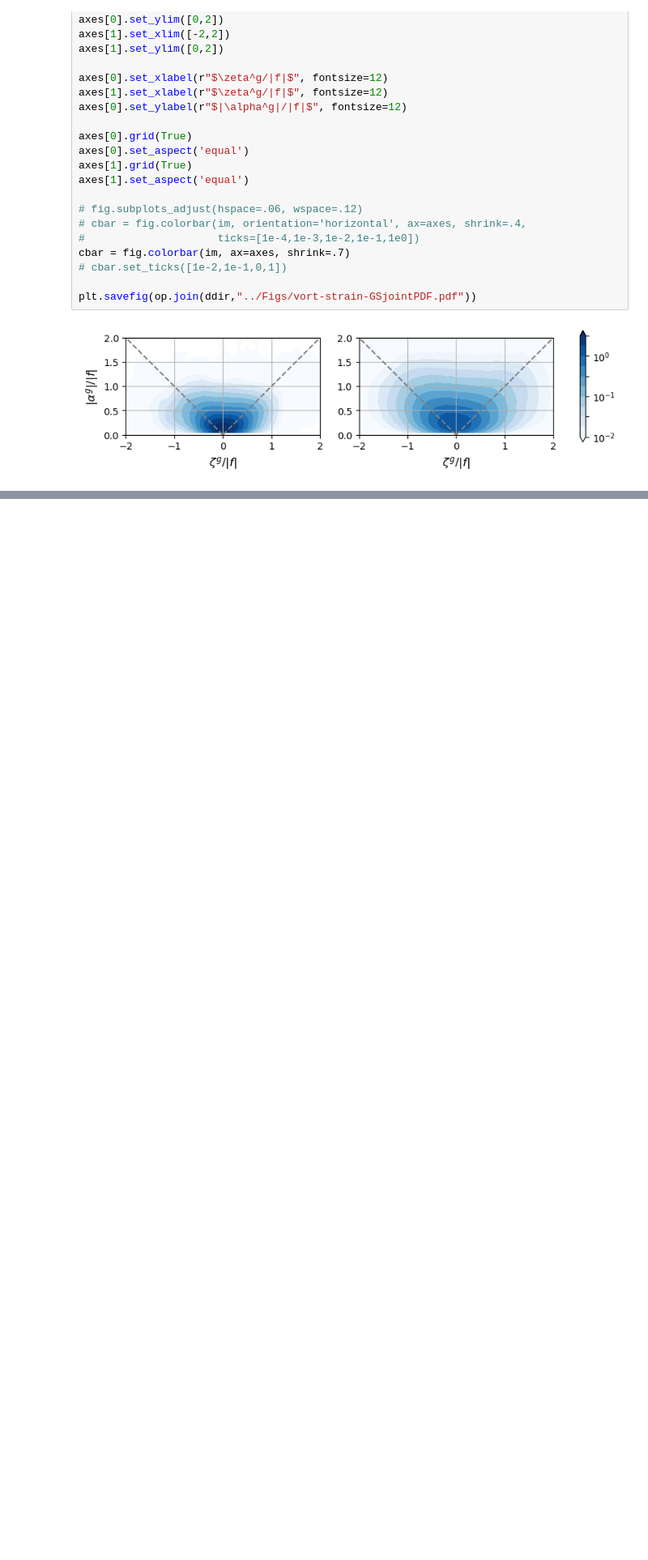
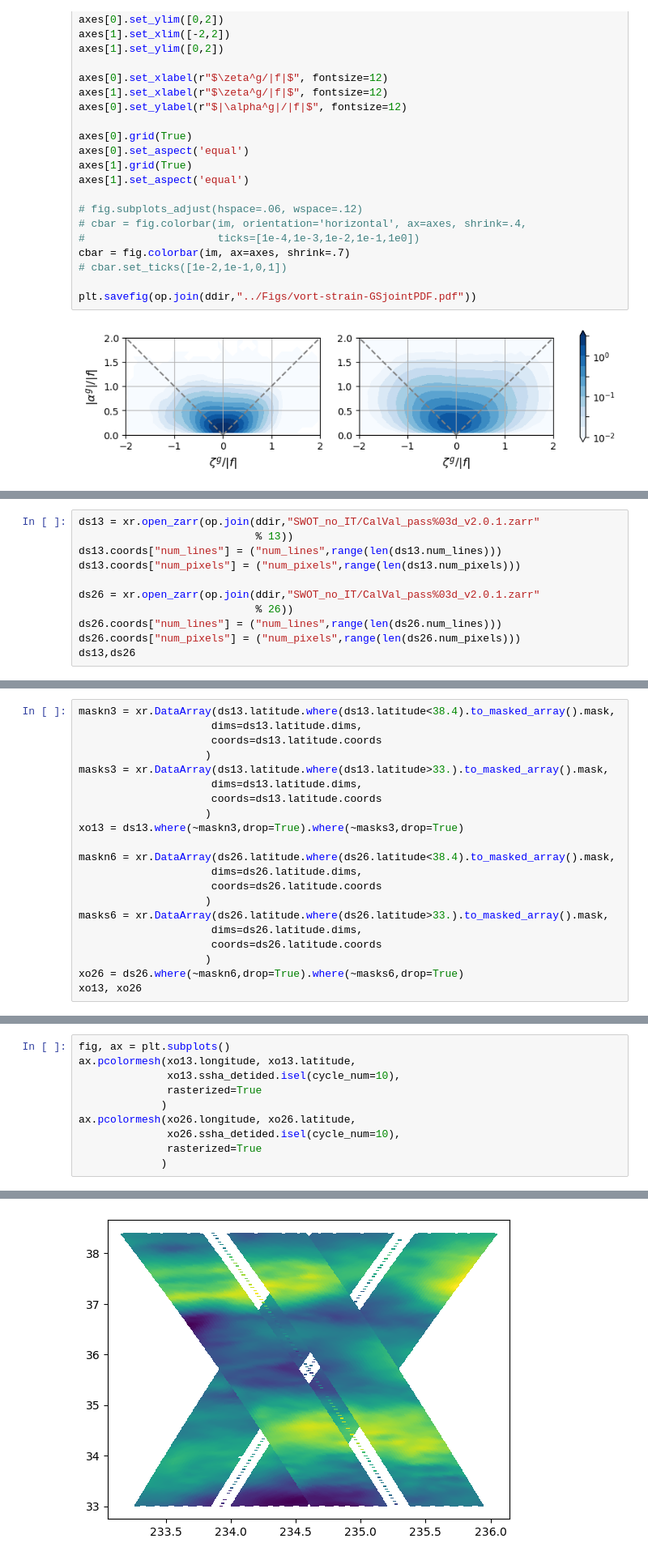
Before and after one commit to roxyboy/geosCalVal, a Jupyter notebook: Omega-k.ipynb, the cells around one changed output, grey strips where cells are left out. Shown at 81% size. Cells and saved outputs as stored; diff of their text form; blank space fills up the shorter version.

```diff
--- a/Omega-k.ipynb
+++ b/Omega-k.ipynb
@@ -2520,0 +2512,11 @@ plt.savefig(op.join(ddir,"../Figs/vort-strain-GSjointPDF.pdf"))
+# %%
+ds13 = xr.open_zarr(op.join(ddir,"SWOT_no_IT/CalVal_pass%03d_v2.0.1.zarr"
+                            % 13))
+ds13.coords["num_lines"] = ("num_lines",range(len(ds13.num_lines)))
+ds13.coords["num_pixels"] = ("num_pixels",range(len(ds13.num_pixels)))
+
+ds26 = xr.open_zarr(op.join(ddir,"SWOT_no_IT/CalVal_pass%03d_v2.0.1.zarr"
+                            % 26))
+ds26.coords["num_lines"] = ("num_lines",range(len(ds26.num_lines)))
+ds26.coords["num_pixels"] = ("num_pixels",range(len(ds26.num_pixels)))
+ds13,ds26
@@ -2520,0 +2544,21 @@ plt.savefig(op.join(ddir,"../Figs/vort-strain-GSjointPDF.pdf"))
+# %%
+maskn3 = xr.DataArray(ds13.latitude.where(ds13.latitude<38.4).to_masked_array().mask,
+                     dims=ds13.latitude.dims,
+                     coords=ds13.latitude.coords
+                    )
+masks3 = xr.DataArray(ds13.latitude.where(ds13.latitude>33.).to_masked_array().mask,
+                     dims=ds13.latitude.dims,
+                     coords=ds13.latitude.coords
+                    )
+xo13 = ds13.where(~maskn3,drop=True).where(~masks3,drop=True)
+
+maskn6 = xr.DataArray(ds26.latitude.where(ds26.latitude<38.4).to_masked_array().mask,
+                     dims=ds26.latitude.dims,
+                     coords=ds26.latitude.coords
+                    )
+masks6 = xr.DataArray(ds26.latitude.where(ds26.latitude>33.).to_masked_array().mask,
+                     dims=ds26.latitude.dims,
+                     coords=ds26.latitude.coords
+                    )
+xo26 = ds26.where(~maskn6,drop=True).where(~masks6,drop=True)
+xo13, xo26
@@ -2520,0 +2586,11 @@ plt.savefig(op.join(ddir,"../Figs/vort-strain-GSjointPDF.pdf"))
+# %%
+fig, ax = plt.subplots()
+ax.pcolormesh(xo13.longitude, xo13.latitude,
+              xo13.ssha_detided.isel(cycle_num=10),
+              rasterized=True
+             )
+ax.pcolormesh(xo26.longitude, xo26.latitude,
+              xo26.ssha_detided.isel(cycle_num=10),
+              rasterized=True
+             )
+# %% [output]
@@ -2520,0 +2598 @@ plt.savefig(op.join(ddir,"../Figs/vort-strain-GSjointPDF.pdf"))
+[figure, added]
```
Also changed, not shown: parts of 41 cells of this notebook, 20 other files.
